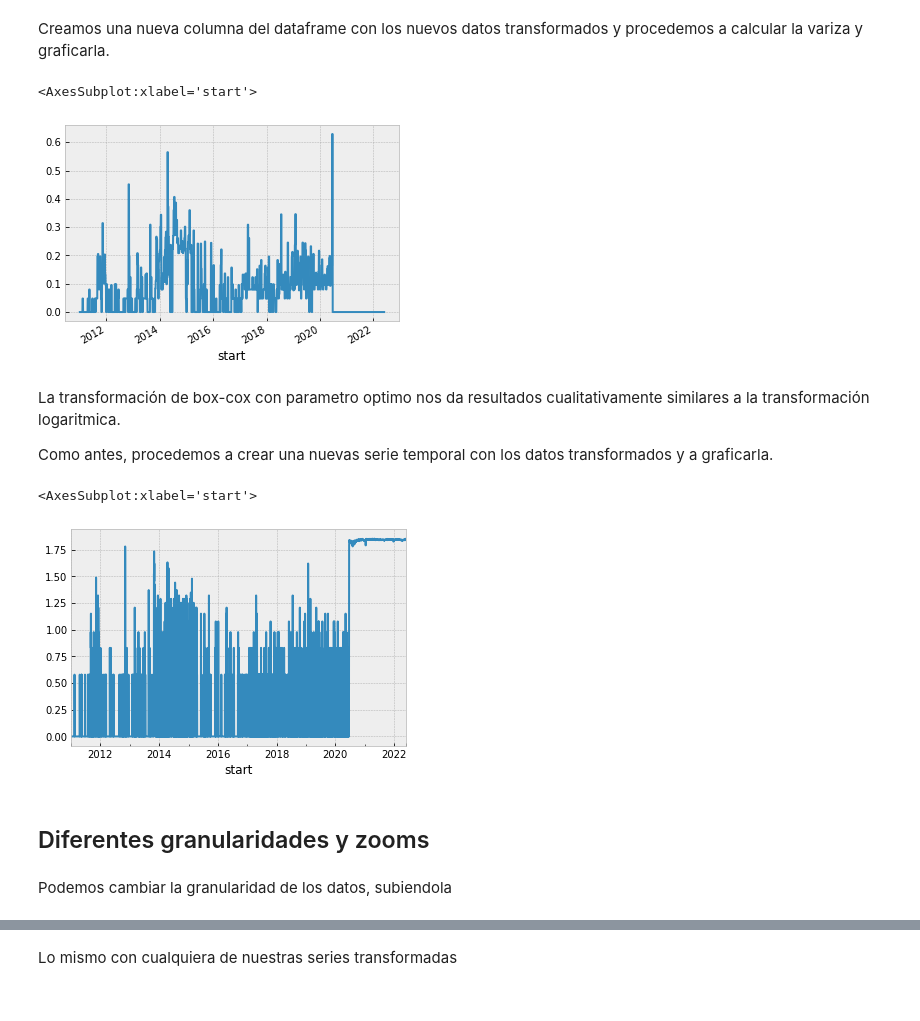
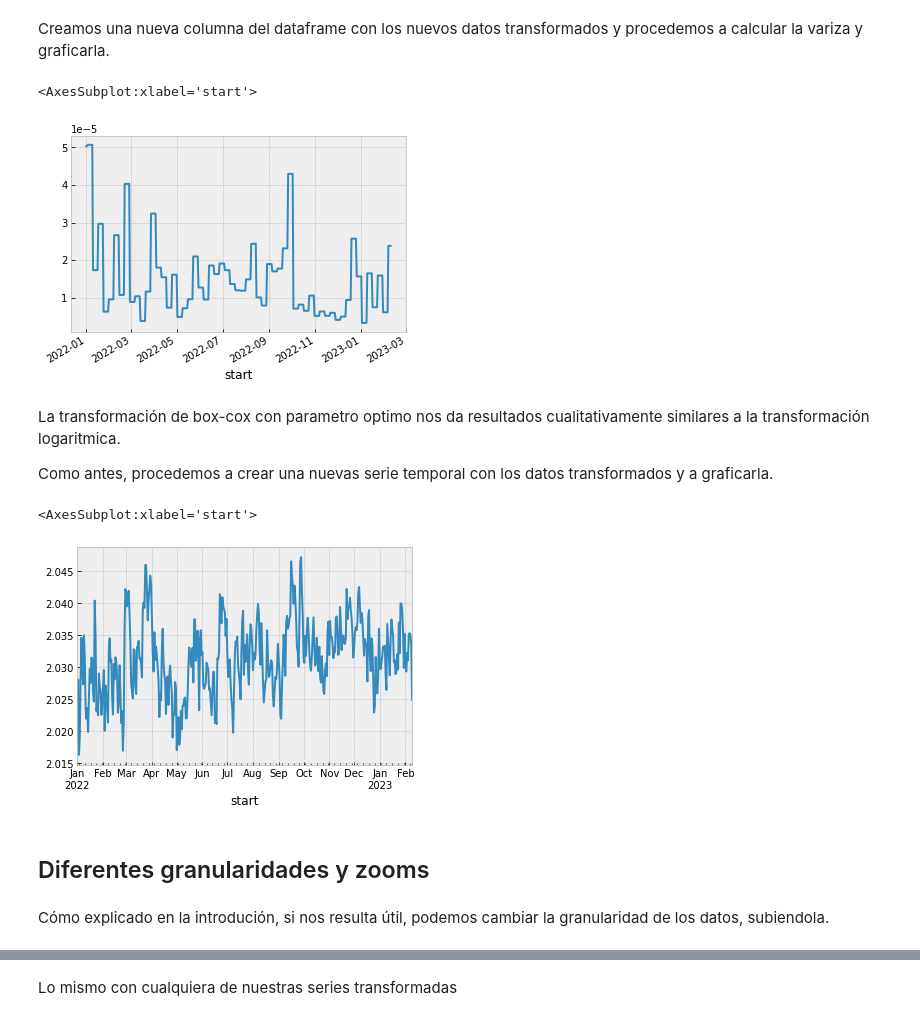
Before and after one commit to DataPolitik/Tutoriales_Taller, a Jupyter notebook: notebooks/AnalisisSerieTemporal.ipynb, the cells around one changed output, grey strips where cells are left out. Drawn from its saved outputs; the diff is of its cells as text; code cells hidden in the pictures.

```diff
--- a/notebooks/AnalisisSerieTemporal.ipynb
+++ b/notebooks/AnalisisSerieTemporal.ipynb
@@ -92,7 +94,7 @@ El *dataframe* contendrá las siguientes tres columnas:
 La primera columna contendrá la fecha inicial de la ventana temporal definida por la granuralidad, la segunda columna la fecha final y la tercera los recuentos de tweets que coinciden con la consulta que hemos hecho hemitidos dentro de la ventana temporal.
 # %%
 
-df = pd.read_csv('../../twitterderecha/teamvox/teamvox.csv')
+df = pd.read_csv('../datos/racismo-sme2022.csv')
 df.head()
 # %% [output]
 |  | start | end | day_count |
@@ -151,6 +157,6 @@ En la siguiente celda primero calculamos la varianza de nuestros datos sobre ven
 # %%
 
-df["WEAKLY Variance"] =df.resample("W", on="start")["hour_count"].transform("var")
-df["WEAKLY Variance"].plot()
+df["DAILY Variance"] =df.resample("W", on="start")["day_count"].transform("var")
+df["DAILY Variance"].plot()
 # %% [output]
 <AxesSubplot:xlabel='start'>
@@ -159,9 +165,9 @@ df["WEAKLY Variance"].plot()
 En este ejemplo, y en general cuando analizamos recuentos de tweets, observamos que la variacia depende del número de tweets. De ser este el caso, procedemos a operar una trasformación logaritmica de nuestros datos y volvemos a analizar la varianza y graficarla.
 # %%
 df['log']=np.log10(df['day_count']+1)
-df["log WEAKLY Variance"] =df.resample("W", on="start")["log"].transform("var")
+df["log DAILY Variance"] =df.resample("W", on="start")["log"].transform("var")
 
 
-df['log WEAKLY Variance'].plot()
+df['log DAILY Variance'].plot()
 # %% [output]
 <AxesSubplot:xlabel='start'>
@@ -186,11 +194,11 @@ v, l, i = boxcox(df['day_count']+1,alpha=.05)
 Creamos una nueva columna del dataframe con los nuevos datos transformados y procedemos a calcular la variza y graficarla.
 # %%
 df['power']=v
-df["power WEAKLY Variance"] =df.resample("W", on="start")["power"].transform("var")
-df['power WEAKLY Variance'].plot()
+df["power DAILY Variance"] =df.resample("W", on="start")["power"].transform("var")
+df['power DAILY Variance'].plot()
 # %% [output]
 <AxesSubplot:xlabel='start'>
-[figure, old version]
+[figure, new version]
 # %% [markdown]
 La transformación de box-cox con parametro optimo nos da resultados cualitativamente similares a la transformación logaritmica.
 
@@ -202,9 +210,9 @@ power_ts = power_ts.sort_index()
 power_ts.plot()
 # %% [output]
 <AxesSubplot:xlabel='start'>
-[figure, old version]
+[figure, new version]
 # %% [markdown]
 ## Diferentes granularidades y zooms
 # %% [markdown]
-Podemos cambiar la granularidad de los datos, subiendola
+Cómo explicado en la introdución, si nos resulta útil, podemos cambiar la granularidad de los datos, subiendola.
 # %%
```
Also changed, not shown: parts of 64 cells of this notebook.
